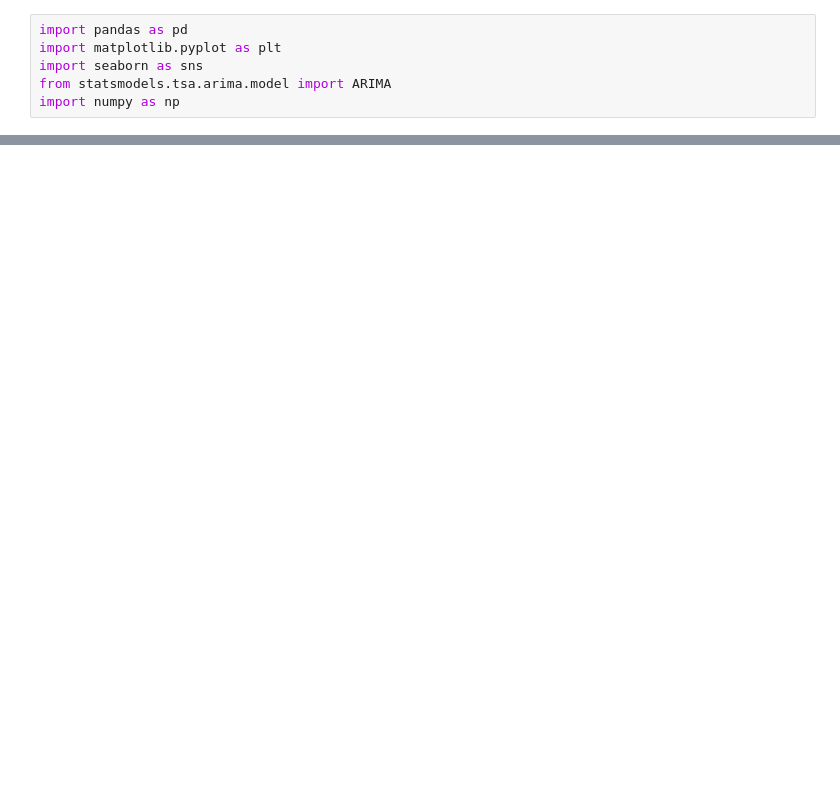
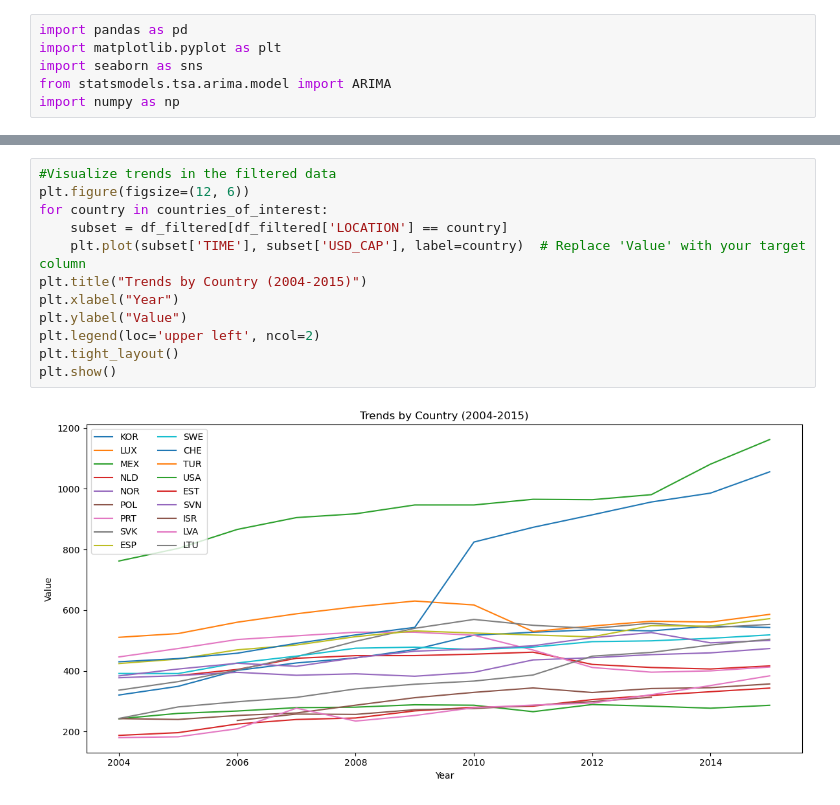
Before and after one commit to amlloren/Pharma-Spending-by-Countries, a Jupyter notebook: experiments/visual.ipynb, the cells around one changed output, grey strips where cells are left out. Drawn from its saved outputs; the diff is of its cells as text; blank space fills up the shorter version.

```diff
--- a/experiments/visual.ipynb
+++ b/experiments/visual.ipynb
@@ -11,0 +132,14 @@ FileNotFoundError: [Errno 2] No such file or directory: '../../dsi_team_22/data/
+# %%
+#Visualize trends in the filtered data
+plt.figure(figsize=(12, 6))
+for country in countries_of_interest:
+    subset = df_filtered[df_filtered['LOCATION'] == country]
+    plt.plot(subset['TIME'], subset['USD_CAP'], label=country)  # Replace 'Value' with your target column
+plt.title("Trends by Country (2004-2015)")
+plt.xlabel("Year")
+plt.ylabel("Value")
+plt.legend(loc='upper left', ncol=2)
+plt.tight_layout()
+plt.show()
+# %% [output]
+[figure, added]
```
Also changed, not shown: parts of 8 cells of this notebook.
